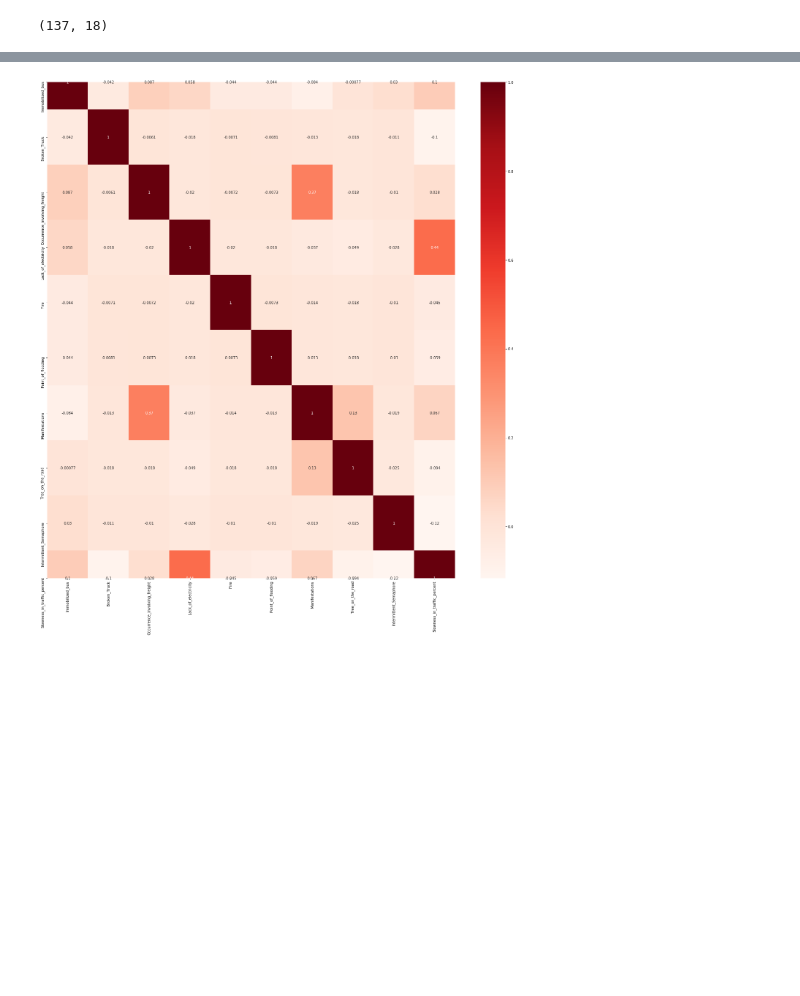
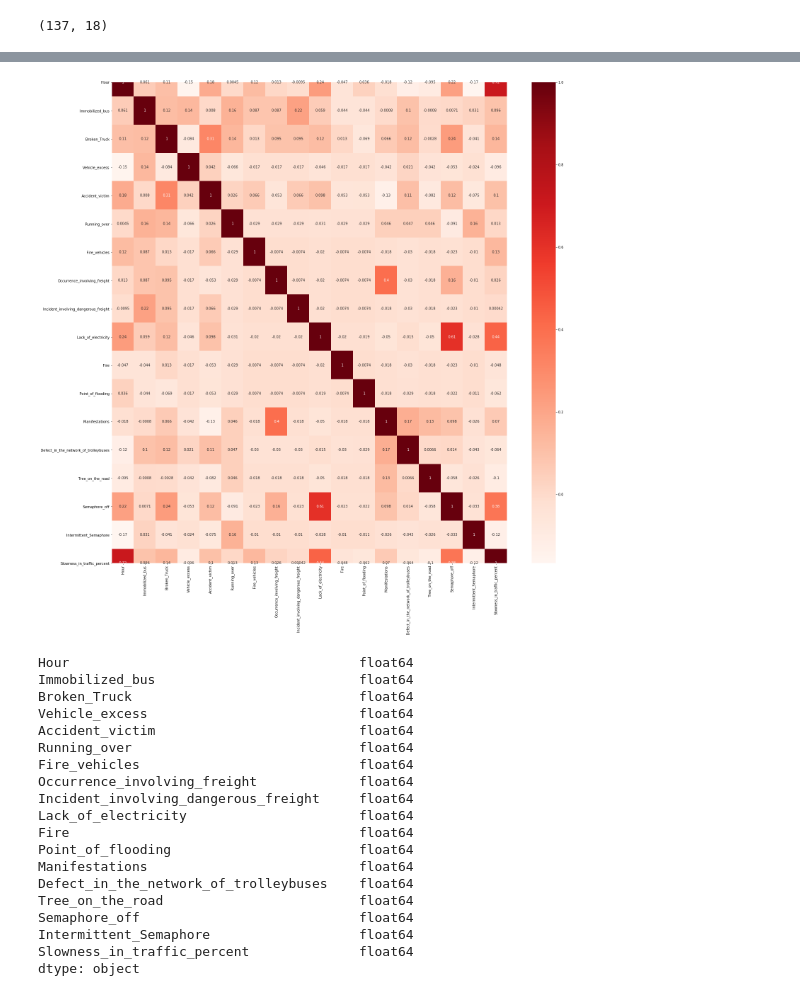
Before and after one commit to kalyaneces/aiml, a Jupyter notebook: MiniProject_FE_DataCleaning_1.ipynb, the cells around one changed output, grey strips where cells are left out. Cells and saved outputs as stored; diff of their text form; code cells hidden in the pictures; blank space fills up the shorter version.

```diff
--- a/MiniProject_FE_DataCleaning_1.ipynb
+++ b/MiniProject_FE_DataCleaning_1.ipynb
@@ -480,9 +437,6 @@ top_corr_features = corrmat.index
 traffic_df_filtered.shape
 # %% [output]
 (137, 18)
-# %%
-group_names = [5, 10, 15, 20, 25]
-traffic_df_filtered['slowness_traffic_Percent_binned'] = pd.cut(traffic_df_filtered['Slowness_in_traffic_percent'], 5, labels=group_names)
 # %%
 show_unique_values(traffic_df_filtered)
 # %% [output]
@@ -520,3 +461,0 @@ traffic_df_filtered[['Slowness_in_traffic_percent','slowness_traffic_Percent_bin
-# %%
-#column reduction
-traffic_df_filtered = traffic_df_filtered.drop(['Slowness_in_traffic_percent'], axis=1)
@@ -523,6 +476,31 @@ traffic_df_filtered = traffic_df_filtered.drop(['Slowness_in_traffic_percent'],
 # %%
+#get correlations of each features in dataset
+corrmat = traffic_df_filtered.corr()
+all_corr_features = corrmat.index
+
+#plot heat map
 plt.figure(figsize=(25,25))
-sns.heatmap(df[top_corr_features].corr(), annot=True, cmap=plt.cm.Reds)
+sns.heatmap(traffic_df_filtered[all_corr_features].corr(), annot=True, cmap=plt.cm.Reds)
 plt.show()
+traffic_df_filtered.dtypes
 # %% [output]
-[figure, old version]
+[figure, new version]
+Hour                                     float64
+Immobilized_bus                          float64
+Broken_Truck                             float64
+Vehicle_excess                           float64
+Accident_victim                          float64
+Running_over                             float64
+Fire_vehicles                            float64
+Occurrence_involving_freight             float64
+Incident_involving_dangerous_freight     float64
+Lack_of_electricity                      float64
+Fire                                     float64
+Point_of_flooding                        float64
+Manifestations                           float64
+Defect_in_the_network_of_trolleybuses    float64
+Tree_on_the_road                         float64
+Semaphore_off                            float64
+Intermittent_Semaphore                   float64
+Slowness_in_traffic_percent              float64
+dtype: object
```
Also changed, not shown: parts of 17 cells of this notebook.
